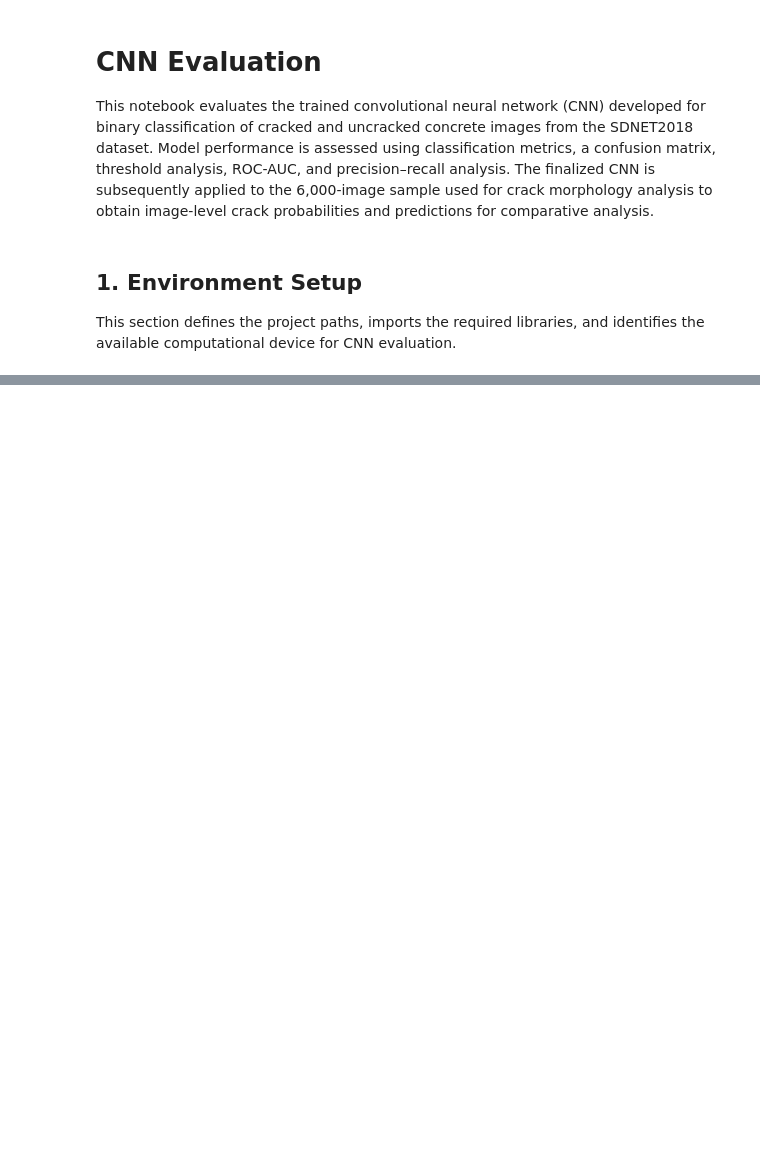
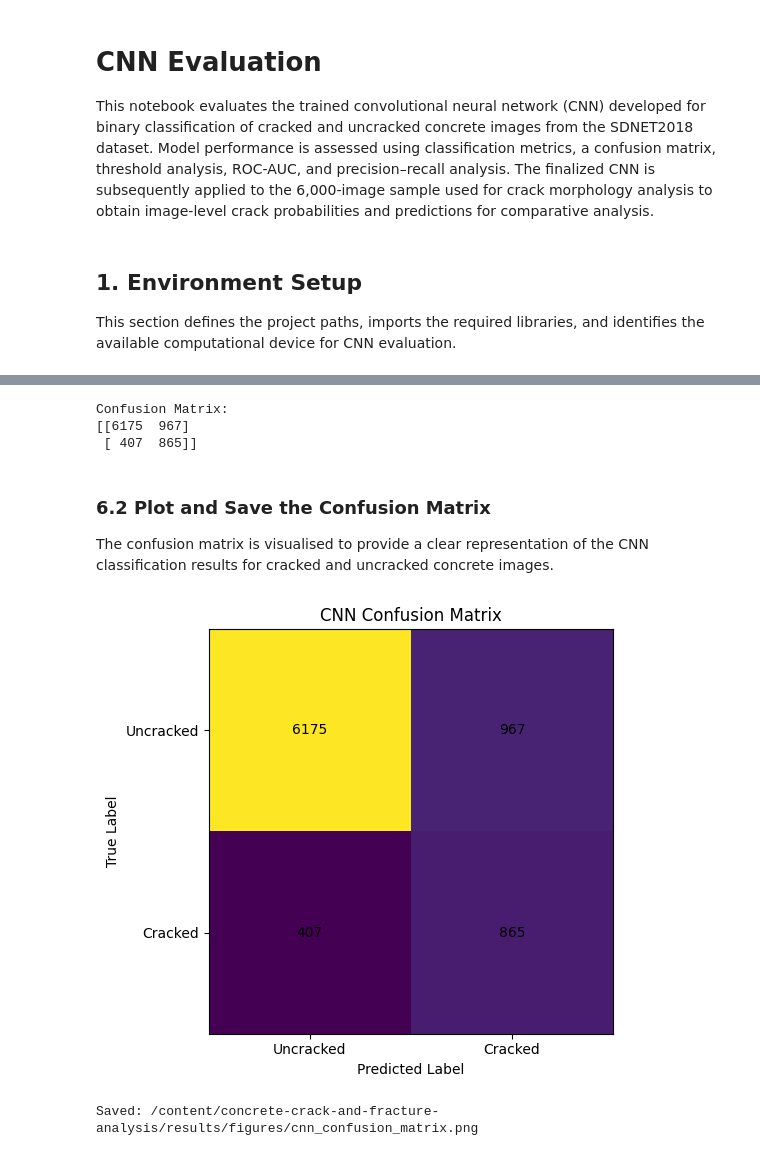
Before and after one commit to yoolmalaak/concrete-crack-and-fracture-analysis, a Jupyter notebook: notebooks/05_cnn_evaluation.ipynb, the cells around one changed output, grey strips where cells are left out. Saved outputs shown, nothing was run; the diff lists cells and outputs as text; code cells hidden in the pictures; blank space fills up the shorter version.

```diff
--- a/notebooks/05_cnn_evaluation.ipynb
+++ b/notebooks/05_cnn_evaluation.ipynb
@@ -43,0 +191,9 @@ Device: cpu
+# %%
+from pathlib import Path
+
+PROJECT_ROOT = Path("/content/concrete-crack-and-fracture-analysis")
+SDNET_ROOT = Path("/content/sdnet2018/sdnet2018")
+
+print("Project exists:", PROJECT_ROOT.exists())
+print("Dataset exists:", SDNET_ROOT.exists())
+print("Dataset path:", SDNET_ROOT)
@@ -43,0 +553,53 @@ Device: cpu
+# %%
+cm = confusion_matrix(
+    all_labels,
+    all_predictions
+)
+
+print("Confusion Matrix:")
+print(cm)
+# %% [output]
+Confusion Matrix:
+[[6175  967]
+ [ 407  865]]
+# %% [markdown]
+### 6.2 Plot and Save the Confusion Matrix
+
+The confusion matrix is visualised to provide a clear representation of the CNN classification results for cracked and uncracked concrete images.
+# %%
+fig, ax = plt.subplots(figsize=(6, 5))
+
+im = ax.imshow(cm)
+
+ax.set_xticks([0, 1])
+ax.set_yticks([0, 1])
+
+ax.set_xticklabels(["Uncracked", "Cracked"])
+ax.set_yticklabels(["Uncracked", "Cracked"])
+
+ax.set_xlabel("Predicted Label")
+ax.set_ylabel("True Label")
+ax.set_title("CNN Confusion Matrix")
+
+for i in range(2):
+    for j in range(2):
+        ax.text(
+            j,
+            i,
+            cm[i, j],
+            ha="center",
+            va="center"
+        )
+
+plt.tight_layout()
+
+figure_path = PROJECT_ROOT / "results" / "figures" / "cnn_confusion_matrix.png"
+figure_path.parent.mkdir(parents=True, exist_ok=True)
+
+plt.savefig(figure_path, dpi=300, bbox_inches="tight")
+plt.show()
+
+print("Saved:", figure_path)
+# %% [output]
+[figure, added]
+Saved: /content/concrete-crack-and-fracture-analysis/results/figures/cnn_confusion_matrix.png
```
Also changed, not shown: parts of 63 cells of this notebook.
